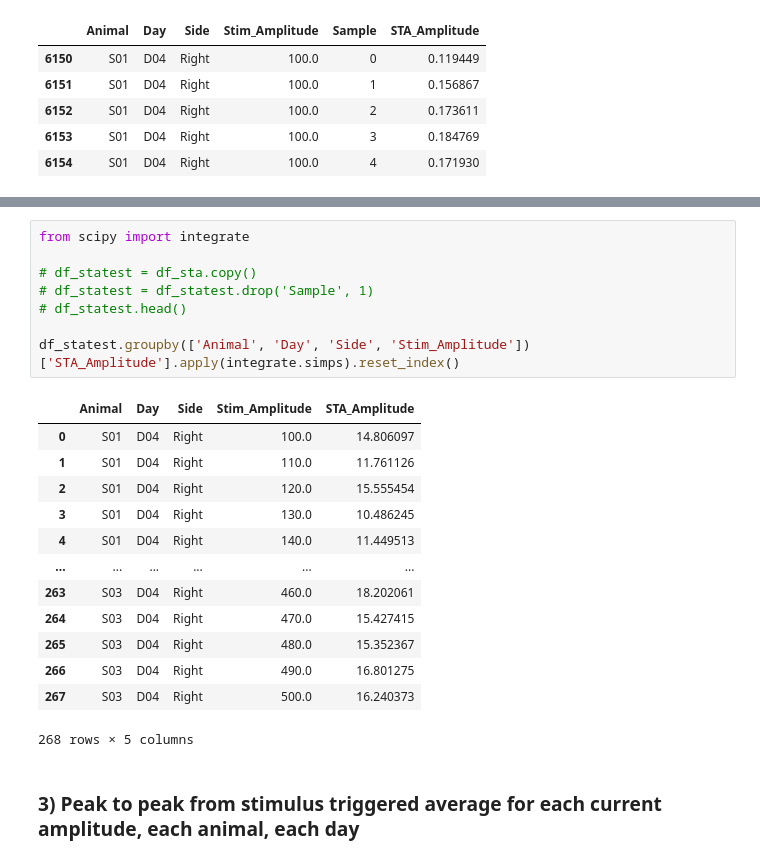
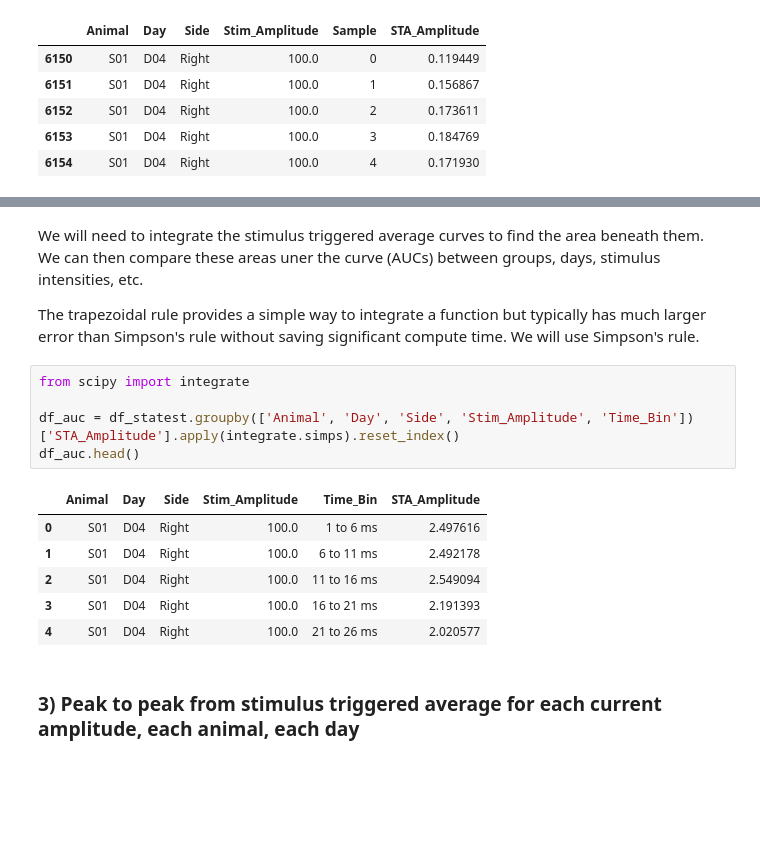
Before and after one commit to IanGMalone/Evoked_Potential_Analysis, a Jupyter notebook: Motor Evoked Potential Analyses.ipynb, the cells around one changed output, grey strips where cells are left out. Drawn from its saved outputs; the diff is of its cells as text; blank space fills up the shorter version.

```diff
--- a/Motor Evoked Potential Analyses.ipynb
+++ b/Motor Evoked Potential Analyses.ipynb
@@ -81,25 +92,19 @@ _NOTE: Sample should be
+# %% [markdown]
+We will need to integrate the stimulus triggered average curves to find the area beneath them. We can then compare these areas uner the curve (AUCs) between groups, days, stimulus intensities, etc.
+
+The trapezoidal rule provides a simple way to integrate a function but typically has much larger error than Simpson's rule without saving significant compute time. We will use Simpson's rule.
 # %%
 from scipy import integrate
 
-# df_statest = df_sta.copy()
-# df_statest = df_statest.drop('Sample', 1)
-# df_statest.head()
-
-df_statest.groupby(['Animal', 'Day', 'Side', 'Stim_Amplitude'])['STA_Amplitude'].apply(integrate.simps).reset_index()
+df_auc = df_statest.groupby(['Animal', 'Day', 'Side', 'Stim_Amplitude', 'Time_Bin'])['STA_Amplitude'].apply(integrate.simps).reset_index()
+df_auc.head()
 # %% [output]
-|  | Animal | Day | Side | Stim_Amplitude | STA_Amplitude |
-| 0 | S01 | D04 | Right | 100.0 | 14.806097 |
-| 1 | S01 | D04 | Right | 110.0 | 11.761126 |
-| 2 | S01 | D04 | Right | 120.0 | 15.555454 |
-| 3 | S01 | D04 | Right | 130.0 | 10.486245 |
-| 4 | S01 | D04 | Right | 140.0 | 11.449513 |
-| ... | ... | ... | ... | ... | ... |
-| 263 | S03 | D04 | Right | 460.0 | 18.202061 |
-| 264 | S03 | D04 | Right | 470.0 | 15.427415 |
-| 265 | S03 | D04 | Right | 480.0 | 15.352367 |
-| 266 | S03 | D04 | Right | 490.0 | 16.801275 |
-| 267 | S03 | D04 | Right | 500.0 | 16.240373 |
+|  | Animal | Day | Side | Stim_Amplitude | Time_Bin | STA_Amplitude |
+| 0 | S01 | D04 | Right | 100.0 | 1 to 6 ms | 2.497616 |
+| 1 | S01 | D04 | Right | 100.0 | 6 to 11 ms | 2.492178 |
+| 2 | S01 | D04 | Right | 100.0 | 11 to 16 ms | 2.549094 |
+| 3 | S01 | D04 | Right | 100.0 | 16 to 21 ms | 2.191393 |
+| 4 | S01 | D04 | Right | 100.0 | 21 to 26 ms | 2.020577 |
-268 rows × 5 columns
 # %% [markdown]
 ### 3) Peak to peak from stimulus triggered average for each current amplitude, each animal, each day
 # %% [markdown]
```
Also changed, not shown: parts of 6 cells of this notebook.
